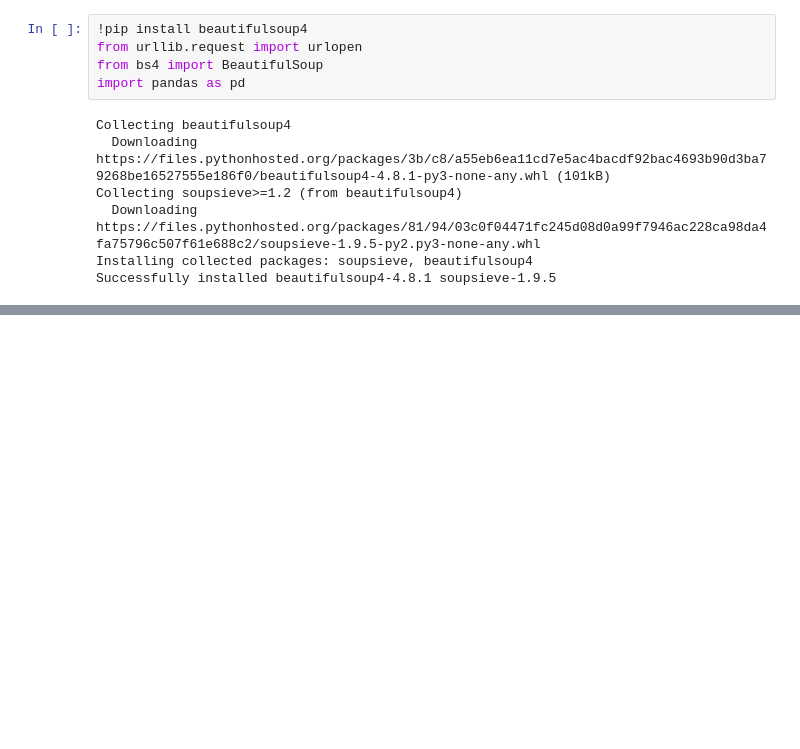
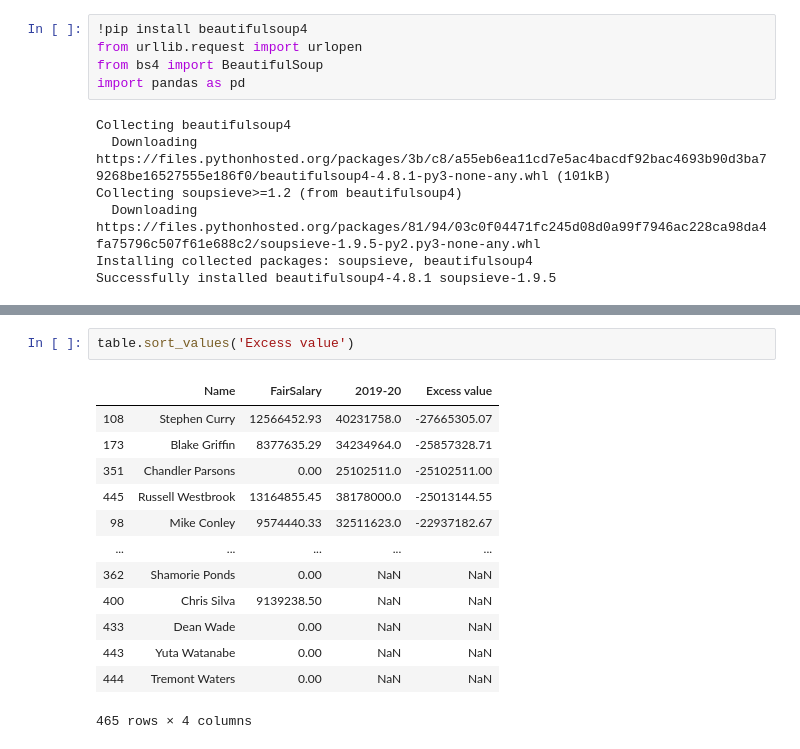
Before and after one commit to kevinivers/NBA-stats-project-python, a Jupyter notebook: Project work/Untitled.ipynb, the cells around one changed output, grey strips where cells are left out. Saved outputs shown, nothing was run; the diff lists cells and outputs as text; blank space fills up the shorter version.

```diff
--- a/Project work/Untitled.ipynb
+++ b/Project work/Untitled.ipynb
@@ -204,0 +311,16 @@ Please enter an NBA player or enter quit to exit: quit
+# %%
+table.sort_values('Excess value')
+# %% [output]
+|  | Name | FairSalary | 2019-20 | Excess value |
+| 108 | Stephen Curry | 12566452.93 | 40231758.0 | -27665305.07 |
+| 173 | Blake Griffin | 8377635.29 | 34234964.0 | -25857328.71 |
+| 351 | Chandler Parsons | 0.00 | 25102511.0 | -25102511.00 |
+| 445 | Russell Westbrook | 13164855.45 | 38178000.0 | -25013144.55 |
+| 98 | Mike Conley | 9574440.33 | 32511623.0 | -22937182.67 |
+| ... | ... | ... | ... | ... |
+| 362 | Shamorie Ponds | 0.00 | NaN | NaN |
+| 400 | Chris Silva | 9139238.50 | NaN | NaN |
+| 433 | Dean Wade | 0.00 | NaN | NaN |
+| 443 | Yuta Watanabe | 0.00 | NaN | NaN |
+| 444 | Tremont Waters | 0.00 | NaN | NaN |
+465 rows × 4 columns
```
Also changed, not shown: parts of 8 cells of this notebook.
